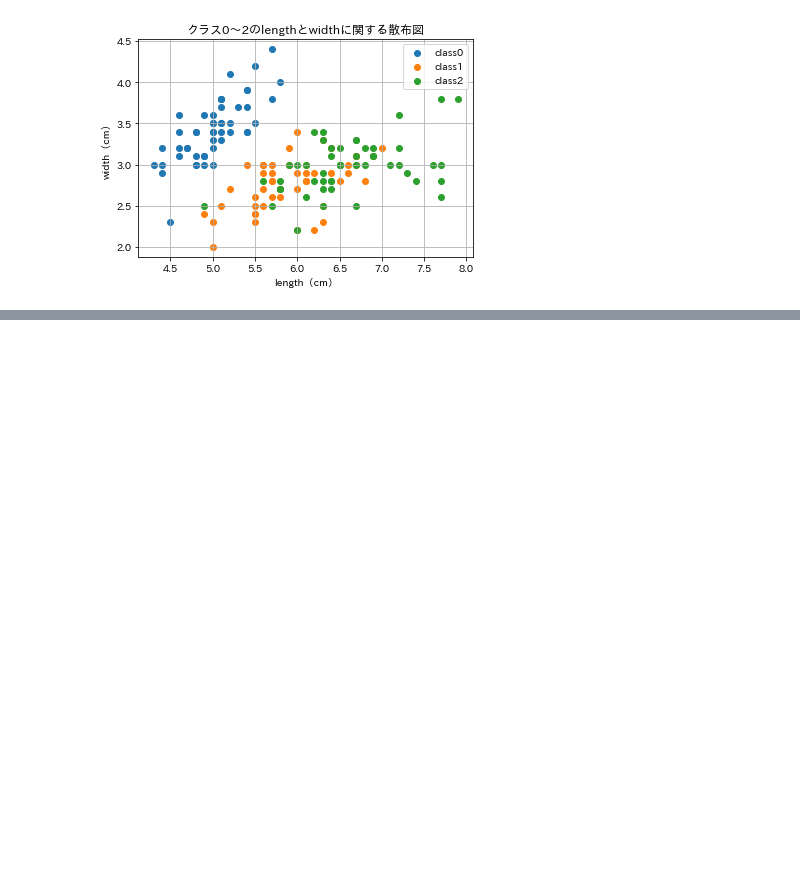
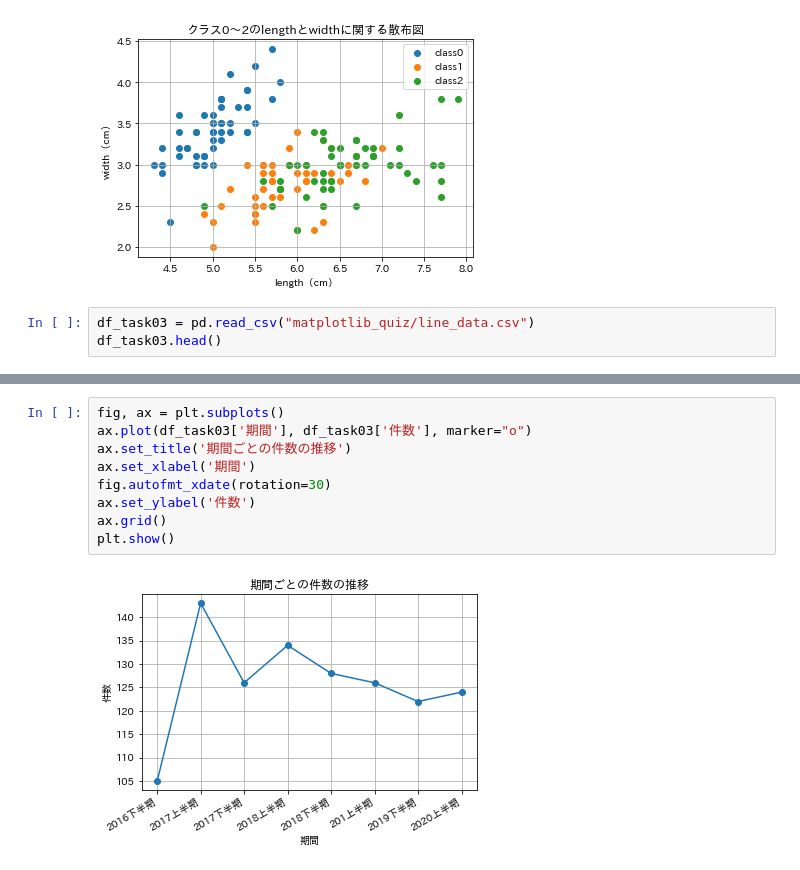
Before and after one commit to sugarl-sudo/Basic-Python, a Jupyter notebook: colab/quizzes/可視化問題.ipynb, the cells around one changed output, grey strips where cells are left out. Saved outputs shown, nothing was run; the diff lists cells and outputs as text; blank space fills up the shorter version.

Commit message:
matplotlib-03 解答

```diff
--- a/colab/quizzes/可視化問題.ipynb
+++ b/colab/quizzes/可視化問題.ipynb
@@ -52,3 +52,6 @@ leg = ax.legend()
 plt.show()
 # %% [output]
 [figure]
+# %%
+df_task03 = pd.read_csv("matplotlib_quiz/line_data.csv")
+df_task03.head()
@@ -54,0 +65,11 @@ plt.show()
+# %%
+fig, ax = plt.subplots()
+ax.plot(df_task03['期間'], df_task03['件数'], marker="o")
+ax.set_title('期間ごとの件数の推移')
+ax.set_xlabel('期間')
+fig.autofmt_xdate(rotation=30)
+ax.set_ylabel('件数')
+ax.grid()
+plt.show()
+# %% [output]
+[figure, added]
```
Also changed, not shown: parts of 2 cells of this notebook, 1 other file.
